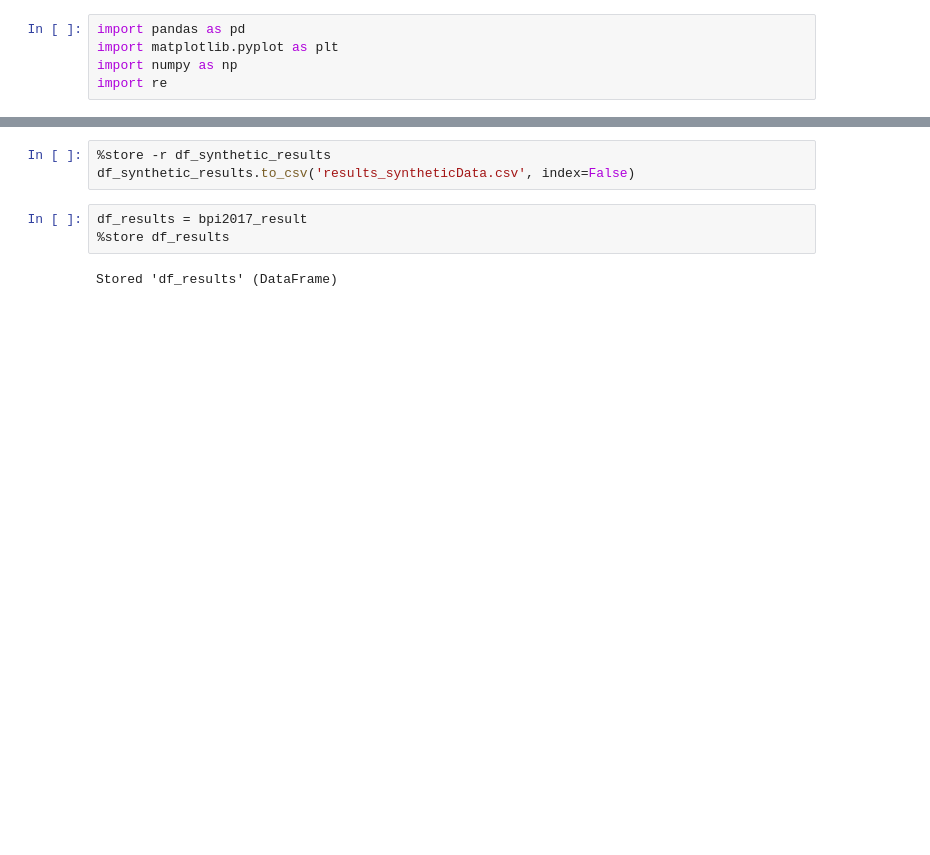
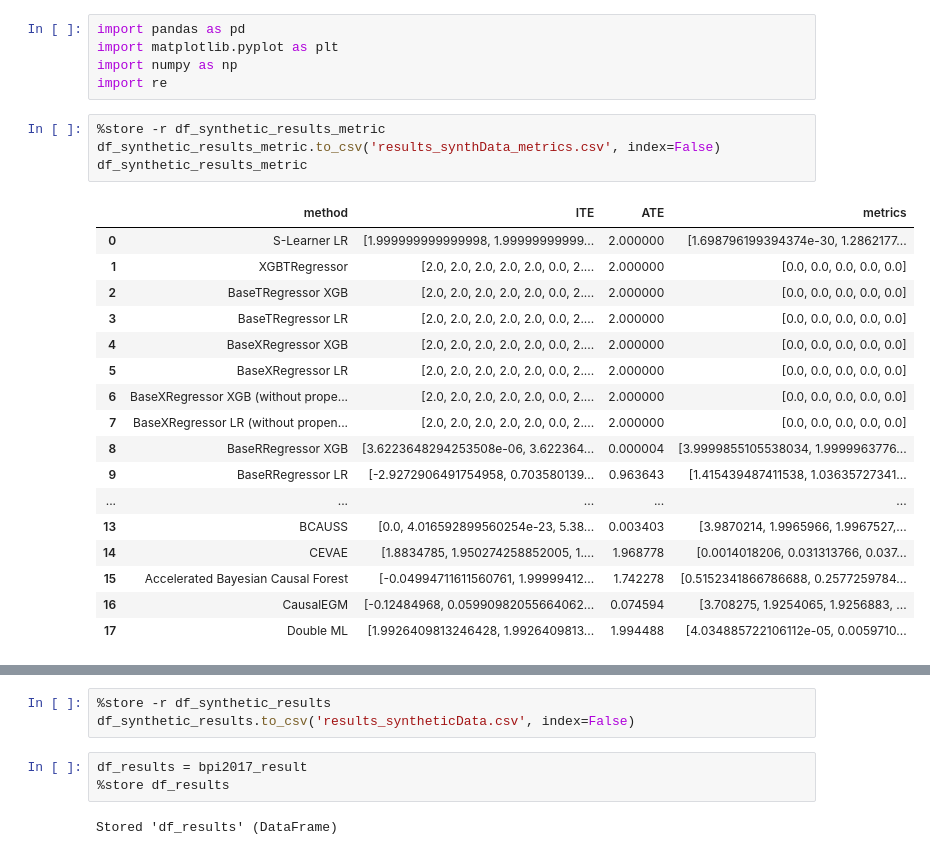
Before and after one commit to Mals77/master-thesis, a Jupyter notebook: results.ipynb, the cells around one changed output, grey strips where cells are left out. Cells and saved outputs as stored; diff of their text form; blank space fills up the shorter version.

Commit message:
metrics for evaluation

```diff
--- a/results.ipynb
+++ b/results.ipynb
@@ -3,6 +3,28 @@ import pandas as pd
 import matplotlib.pyplot as plt
 import numpy as np
 import re
+# %%
+%store -r df_synthetic_results_metric
+df_synthetic_results_metric.to_csv('results_synthData_metrics.csv', index=False)
+df_synthetic_results_metric
+# %% [output]
+|  | method | ITE | ATE | metrics |
+| 0 | S-Learner LR | [1.999999999999998, 1.99999999999... | 2.000000 | [1.698796199394374e-30, 1.2862177... |
+| 1 | XGBTRegressor | [2.0, 2.0, 2.0, 2.0, 2.0, 0.0, 2.... | 2.000000 | [0.0, 0.0, 0.0, 0.0, 0.0] |
+| 2 | BaseTRegressor XGB | [2.0, 2.0, 2.0, 2.0, 2.0, 0.0, 2.... | 2.000000 | [0.0, 0.0, 0.0, 0.0, 0.0] |
+| 3 | BaseTRegressor LR | [2.0, 2.0, 2.0, 2.0, 2.0, 0.0, 2.... | 2.000000 | [0.0, 0.0, 0.0, 0.0, 0.0] |
+| 4 | BaseXRegressor XGB | [2.0, 2.0, 2.0, 2.0, 2.0, 0.0, 2.... | 2.000000 | [0.0, 0.0, 0.0, 0.0, 0.0] |
+| 5 | BaseXRegressor LR | [2.0, 2.0, 2.0, 2.0, 2.0, 0.0, 2.... | 2.000000 | [0.0, 0.0, 0.0, 0.0, 0.0] |
+| 6 | BaseXRegressor XGB (without prope... | [2.0, 2.0, 2.0, 2.0, 2.0, 0.0, 2.... | 2.000000 | [0.0, 0.0, 0.0, 0.0, 0.0] |
+| 7 | BaseXRegressor LR (without propen... | [2.0, 2.0, 2.0, 2.0, 2.0, 0.0, 2.... | 2.000000 | [0.0, 0.0, 0.0, 0.0, 0.0] |
+| 8 | BaseRRegressor XGB | [3.6223648294253508e-06, 3.622364... | 0.000004 | [3.9999855105538034, 1.9999963776... |
+| 9 | BaseRRegressor LR | [-2.9272906491754958, 0.703580139... | 0.963643 | [1.415439487411538, 1.03635727341... |
+| ... | ... | ... | ... | ... |
+| 13 | BCAUSS | [0.0, 4.016592899560254e-23, 5.38... | 0.003403 | [3.9870214, 1.9965966, 1.9967527,... |
+| 14 | CEVAE | [1.8834785, 1.950274258852005, 1.... | 1.968778 | [0.0014018206, 0.031313766, 0.037... |
+| 15 | Accelerated Bayesian Causal Forest | [-0.04994711611560761, 1.99999412... | 1.742278 | [0.5152341866786688, 0.2577259784... |
+| 16 | CausalEGM | [-0.12484968, 0.05990982055664062... | 0.074594 | [3.708275, 1.9254065, 1.9256883, ... |
+| 17 | Double ML | [1.9926409813246428, 1.9926409813... | 1.994488 | [4.034885722106112e-05, 0.0059710... |
 # %%
 df_synthetic_results = pd.read_csv('results_syntheticData.csv')
 %store df_synthetic_results
```
Also changed, not shown: parts of 5 cells of this notebook, 13 other files.
